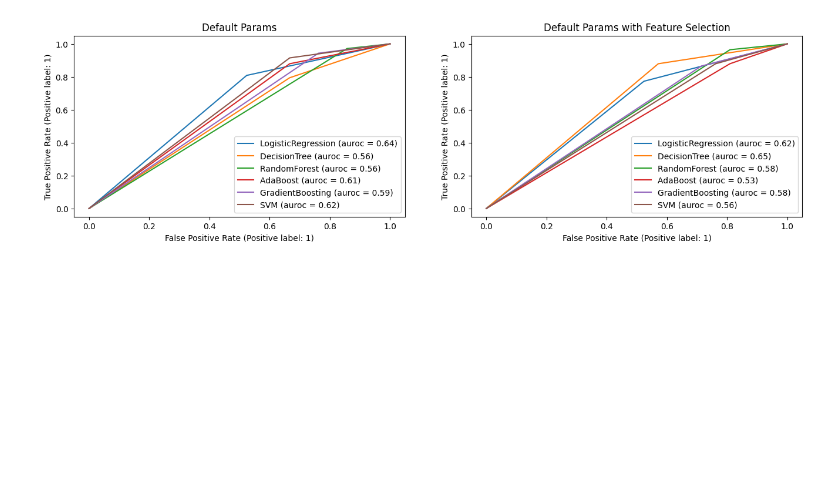
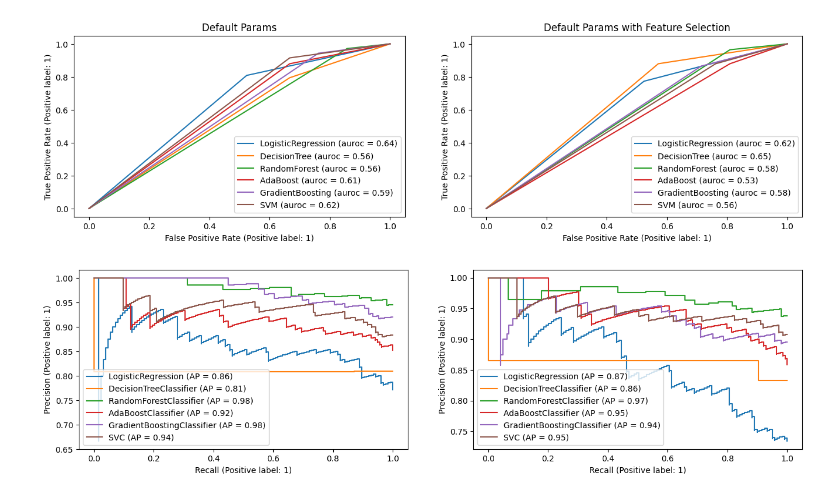
Before and after one commit to NUSLCC/SPH_Assignment1, a Jupyter notebook: assignment1.ipynb, the cells around one changed output. Cells and saved outputs as stored; diff of their text form; code cells hidden in the pictures; blank space fills up the shorter version.

```diff
--- a/assignment1.ipynb
+++ b/assignment1.ipynb
@@ -581,3 +588,21 @@ right_ax.set_title('Default Params with Feature Selection')
 plt.show()
 # %% [output]
 [figure]
+# %%
+from sklearn.metrics import PrecisionRecallDisplay
+
+fig, axs = plt.subplots(1,2, figsize = (16,4))
+
+for each in estimator_list:
+    y_predict = def_y_test_predict[each]
+    sel_y_predict = def_sel_y_test_predict[each]
+
+    classifier = estimator_dict[each]
+    classifier.fit(X_test, y_test)
+
+    PrecisionRecallDisplay.from_estimator(classifier, X_test, y_predict, ax = axs[0])
+    PrecisionRecallDisplay.from_estimator(classifier, X_test, sel_y_predict, ax = axs[1])
+
+plt.show()
+# %% [output]
+[figure, added]
```
Also changed, not shown: parts of 5 cells of this notebook.
